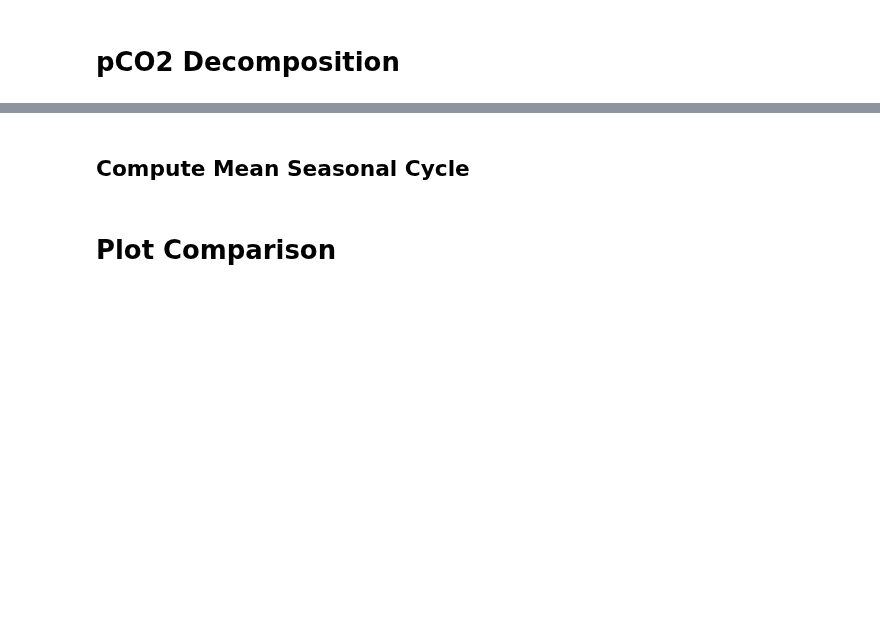
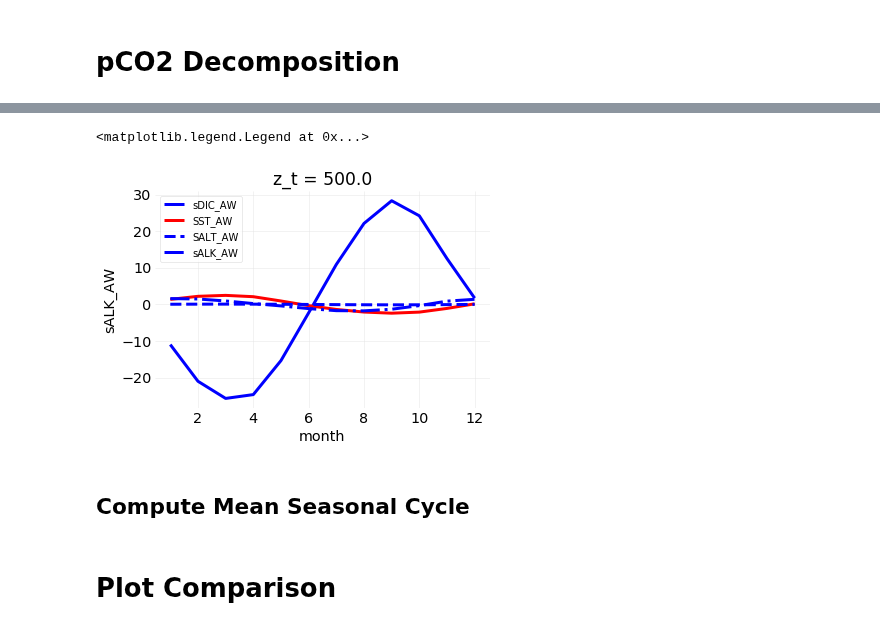
Before and after one commit to bradyrx/EBUS_BGC_Variability, a Jupyter notebook: notebooks/seasonal_cycle/decompose_seasonal_cycle.ipynb, the cells around one changed output, grey strips where cells are left out. Cells and saved outputs as stored; diff of their text form; code cells hidden in the pictures; blank space fills up the shorter version.

```diff
--- a/notebooks/seasonal_cycle/decompose_seasonal_cycle.ipynb
+++ b/notebooks/seasonal_cycle/decompose_seasonal_cycle.ipynb
@@ -121,3 +145,26 @@ ds = ds.sel(time=slice('1982-01', '2015-12'))
+# %%
+SST = SST.to_dataset().apply(et.ufunc.remove_polynomial_fit)['SST_AW']
+SST = SST.groupby('time.month').mean()
+# Multiply by sensitivity to get to pCO2
+
+
+DIC = DIC.to_dataset().apply(et.ufunc.remove_polynomial_fit)['sDIC_AW']
+DIC = DIC.groupby('time.month').mean()
+
+SALT = SALT.to_dataset().apply(et.ufunc.remove_polynomial_fit)['SALT_AW']
+SALT = SALT.groupby('time.month').mean()
+
+ALK = ALK.to_dataset().apply(et.ufunc.remove_polynomial_fit)['sALK_AW']
+ALK = ALK.groupby('time.month').mean()
+# %%
+DIC.plot(color='b')
+SST.plot(color='r')
+SALT.plot(color='b', linestyle='--')
+ALK.plot(color='b', linestyle='-.')
+plt.legend()
+# %% [output]
+<matplotlib.legend.Legend at 0x...>
+[figure, added]
 # %% [markdown]
 ## Compute Mean Seasonal Cycle
 # %%
```
Also changed, not shown: parts of 14 cells of this notebook, 53 other files.
